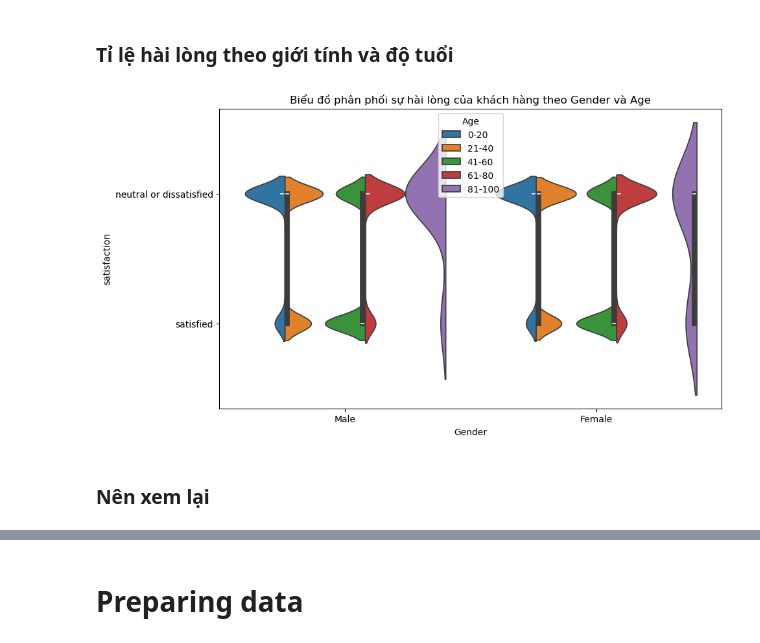
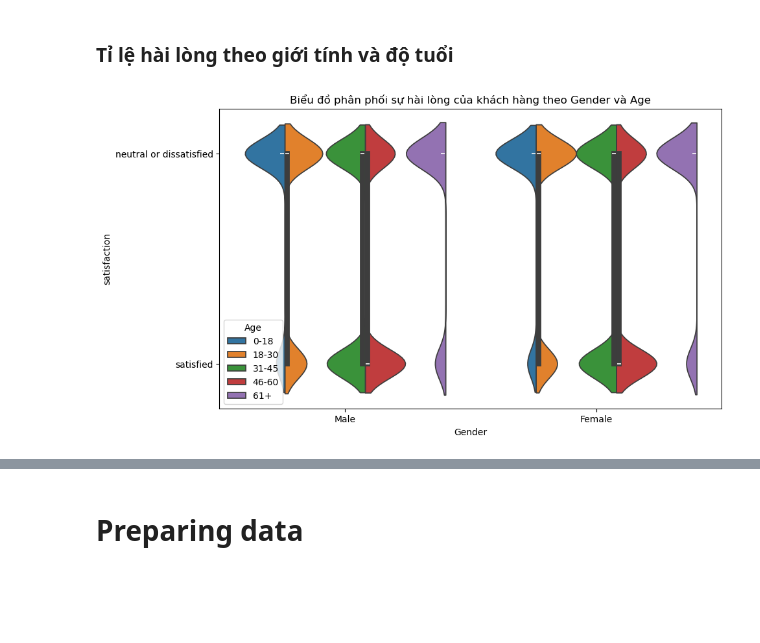
Before and after one commit to little-duck-vie/ltxldl-hoc-lam-giau, a Jupyter notebook: Code_python.ipynb, the cells around one changed output, grey strips where cells are left out. Cells and saved outputs as stored; diff of their text form; code cells hidden in the pictures; blank space fills up the shorter version.

```diff
--- a/Code_python.ipynb
+++ b/Code_python.ipynb
@@ -536,14 +539,12 @@ plt.show()
 ### Tỉ lệ hài lòng theo giới tính và độ tuổi
 # %%
 df_copy_1 = data_frame.copy()
-bins = [0, 20, 40, 60, 80, 100]
-labels = ['0-20', '21-40', '41-60', '61-80', '81-100']
+bins = [0, 18, 30, 45, 60, 100]
+labels = ['0-18','18-30', '31-45', '46-60', '61+']
 df_copy_1['Age'] = pd.cut(df_copy_1['Age'], bins=bins, labels=labels)
 plt.figure(figsize=(10, 6))
 sns.violinplot(x='Gender', y='satisfaction', hue='Age', data=df_copy_1, split=True)
 plt.title('Biểu đồ phân phối sự hài lòng của khách hàng theo Gender và Age')
 plt.show()
 # %% [output]
-[figure, old version]
+[figure, new version]
-# %% [markdown]
-### Nên xem lại
```
Also changed, not shown: parts of 14 cells of this notebook, 1 other file.
